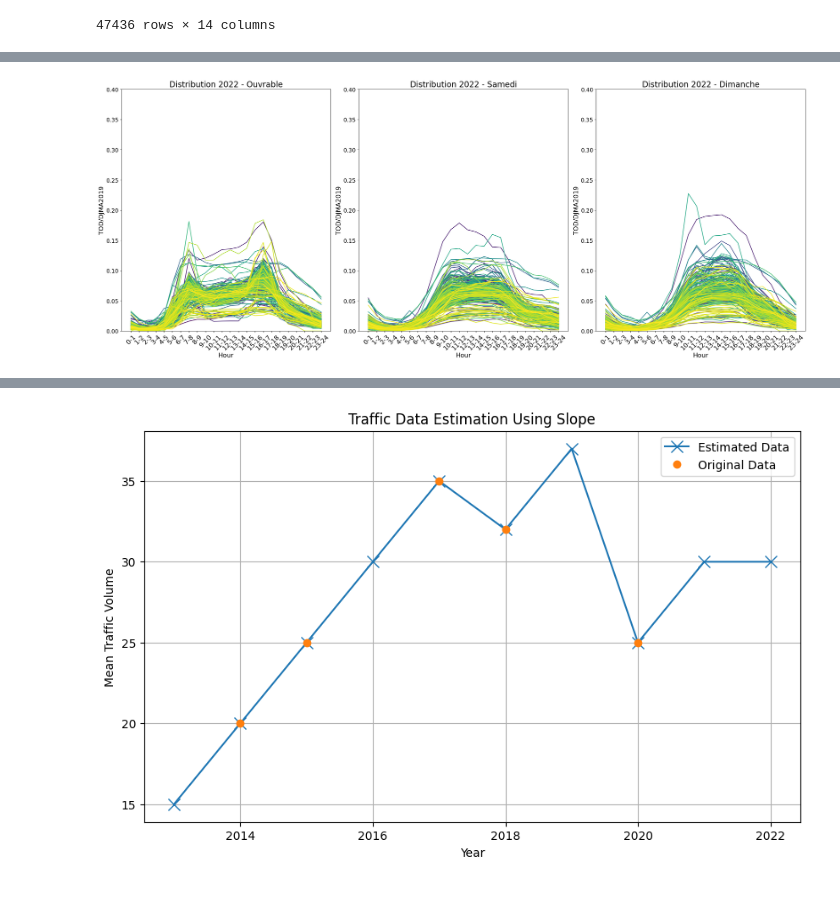
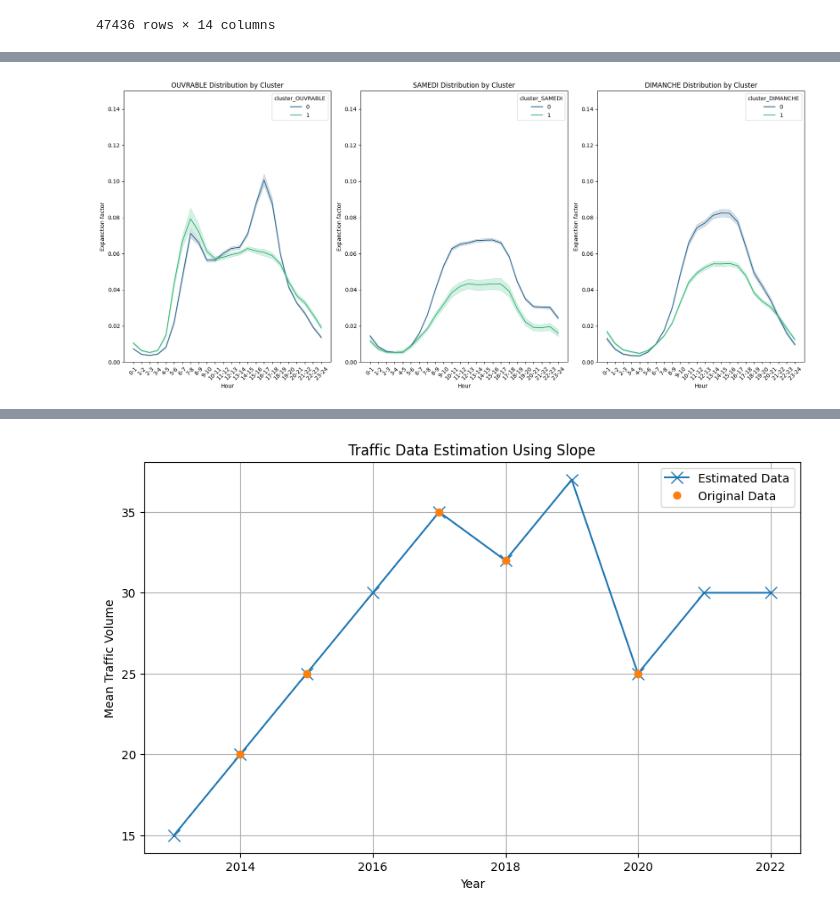
Before and after one commit to tarcisiocsn/OpenDataQuebec, a Jupyter notebook: cluster_count_analysis.ipynb, the cells around one changed output, grey strips where cells are left out. Cells and saved outputs as stored; diff of their text form; code cells hidden in the pictures.

```diff
--- a/cluster_count_analysis.ipynb
+++ b/cluster_count_analysis.ipynb
@@ -87,11 +87,9 @@ normalize_hour_merged
 # %%
 # Step 1: Identify the sections that have entries for both 2019 and 2022
 sections_2019 = set(normalize_hour_merged[normalize_hour_merged['ANNEE'] == 2019]['SECTN'])
-sections_2022 = set(normalize_hour_merged[normalize_hour_merged['ANNEE'] == 2022]['SECTN'])
-sections_both_years = sections_2019.intersection(sections_2022)
 
 # Step 2: Filter the dataframe to keep only rows with sections that have both 2019 and 2022
-normalize_hour_merged_filter = normalize_hour_merged[normalize_hour_merged['SECTN'].isin(sections_both_years)]
+normalize_hour_merged_filter = normalize_hour_merged[normalize_hour_merged['SECTN'].isin(sections_2019)]
 # %%
 normalize_hour_merged_filter
 # %% [output]
@@ -269,49 +421,46 @@ plt.show()
 # %%
 import matplotlib.pyplot as plt
 import seaborn as sns
 
-year = 2022  # The year
-sectn_values = normalize_hour_merged_2019[normalize_hour_merged_2019['ANNEE'] == year]['SECTN'].unique()
 
-# Filter the DataFrame to only include rows where 'HRE' is in 'hour_order'
-filtered_df = normalize_hour_merged_2019[(normalize_hour_merged_2019['ANNEE'] == year) &
-                                    (normalize_hour_merged_2019['SECTN'].isin(sectn_values)) &
-                                    (normalize_hour_merged_2019['HRE'].isin(hour_order))]
+# Define y-axis limits if known, for example:
+y_limits = (0, 0.15)
 
+# Create subplots
+fig, axes = plt.subplots(1, 3, figsize=(18, 8))
 
-# Define the figure and axes for the subplots
-fig, axes = plt.subplots(1, 3, figsize=(25, 10))  # 1 row, 3 columns
-# Plot for OUVRABLE
-sns.lineplot(data=filtered_df, x='HRE', y='OUVRABLE', hue='SECTN', ax=axes[0], palette='viridis', legend=False)
-axes[0].set_title('Distribution 2022 - Ouvrable', fontsize=20)
-axes[0].set_xlabel('Hour', fontsize=16)
-axes[0].set_ylabel('TOD/DJMA2019', fontsize=16)
+# OUVRABLE
+sns.lineplot(data=filtered_df, x='HRE', y='OUVRABLE', hue='cluster_OUVRABLE', palette='viridis', ax=axes[0])
+axes[0].set_title('OUVRABLE Distribution by Cluster')
+axes[0].set_xlabel('Hour')
+axes[0].set_ylabel('Expanction factor')
 axes[0].set_xticks(range(len(hour_order)))
-axes[0].set_xticklabels(hour_order, rotation=45, fontsize=16)
-axes[0].set_ylim(0, 0.4)
-axes[0].tick_params(axis='y', labelsize=14)
+axes[0].set_xticklabels(hour_order, rotation=45)
+axes[0].legend(title='cluster_OUVRABLE')
+axes[0].set_ylim(y_limits)
 
-# Plot for SAMEDI
-sns.lineplot(data=filtered_df, x='HRE', y='SAMEDI', hue='SECTN', ax=axes[1], palette='viridis', legend=False)
-axes[1].set_title('Distribution 2022 - Samedi', fontsize=20)
-axes[1].set_xlabel('Hour', fontsize=16)
-axes[1].set_ylabel('TOD/DJMA2019', fontsize=16)
+# SAMEDI
+sns.lineplot(data=filtered_df, x='HRE', y='SAMEDI', hue='cluster_SAMEDI', palette='viridis', ax=axes[1])
+axes[1].set_title('SAMEDI Distribution by Cluster')
+axes[1].set_xlabel('Hour')
+axes[1].set_ylabel('Expanction factor')
 axes[1].set_xticks(range(len(hour_order)))
-axes[1].set_xticklabels(hour_order, rotation=45, fontsize=16)
-axes[1].set_ylim(0, 0.4)
-axes[1].tick_params(axis='y', labelsize=14)
+axes[1].set_xticklabels(hour_order, rotation=45)
+axes[1].legend(title='cluster_SAMEDI')
+axes[1].set_ylim(y_limits)
 
-# Plot for DIMANCHE
-sns.lineplot(data=filtered_df, x='HRE', y='DIMANCHE', hue='SECTN', ax=axes[2], palette='viridis', legend=False)
-axes[2].set_title('Distribution 2022 - Dimanche', fontsize=20)
-axes[2].set_xlabel('Hour', fontsize=16)
-axes[2].set_ylabel('TOD/DJMA2019', fontsize=16)
-axes[2].set_xticks(range(len(hour_order)))
-axes[2].set_xticklabels(hour_order, rotation=45, fontsize=16)
-axes[2].set_ylim(0, 0.4)
-axes[2].tick_params(axis='y', labelsize=14)
+# DIMANCHE
+sns.lineplot(data=filtered_df, x='HRE', y='DIMANCHE', hue='cluster_DIMANCHE', palette='viridis', ax=axes[2])
+axes[2].set_title('DIMANCHE Distribution by Cluster')
+axes[2].set_xlabel('Hour')
+axes[2].set_ylabel('Expanction factor')
+axes[2].set_xticks(range(len(hour_order)))  # Set the ticks to match the hour order
+axes[2].set_xticklabels(hour_order, rotation=45)
+axes[2].legend(title='cluster_DIMANCHE')
+axes[2].set_ylim(y_limits)
+
 # layout and display the plot
 plt.tight_layout()
 plt.show()
 # %% [output]
-[figure, old version]
+[figure, new version]
```
Also changed, not shown: parts of 23 cells of this notebook.
